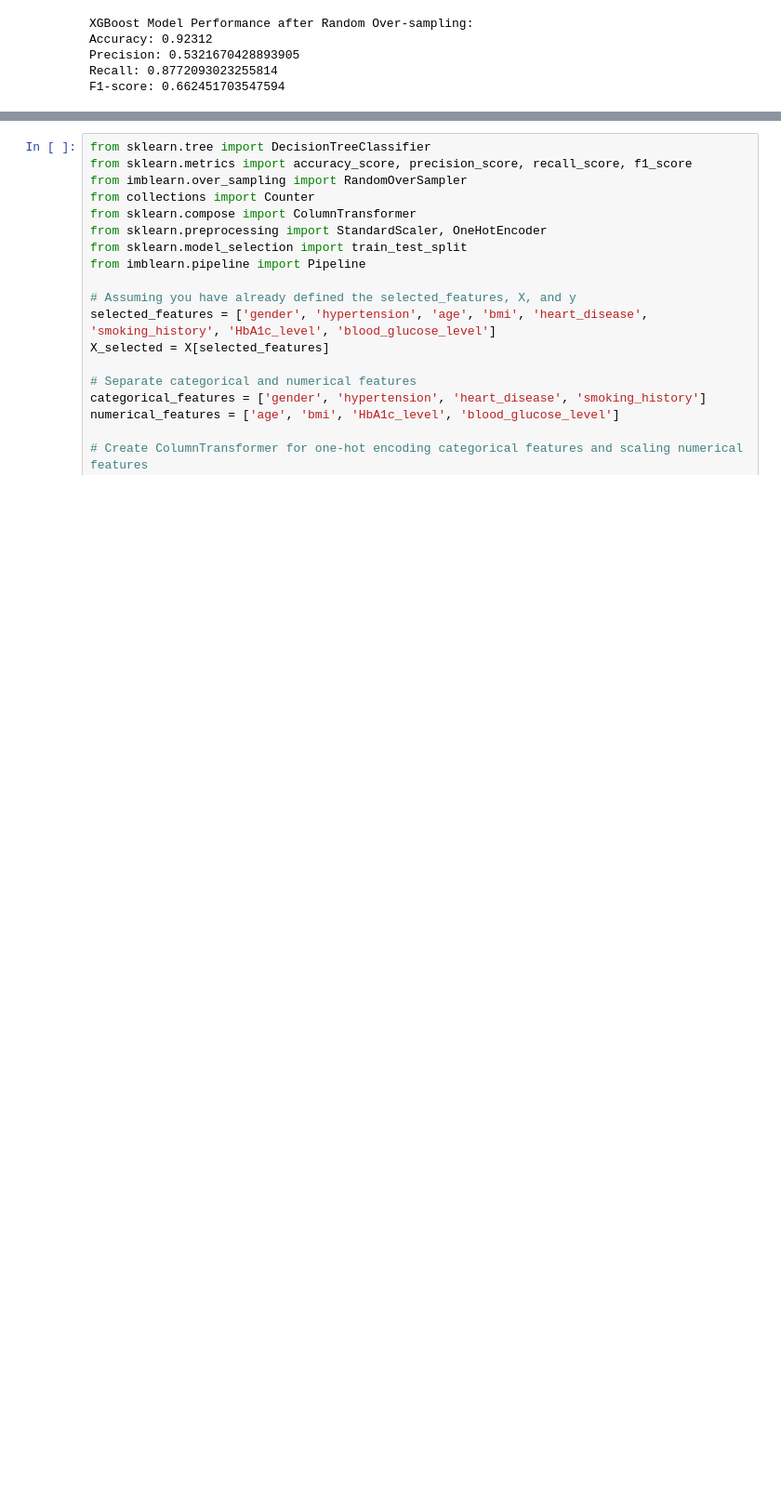
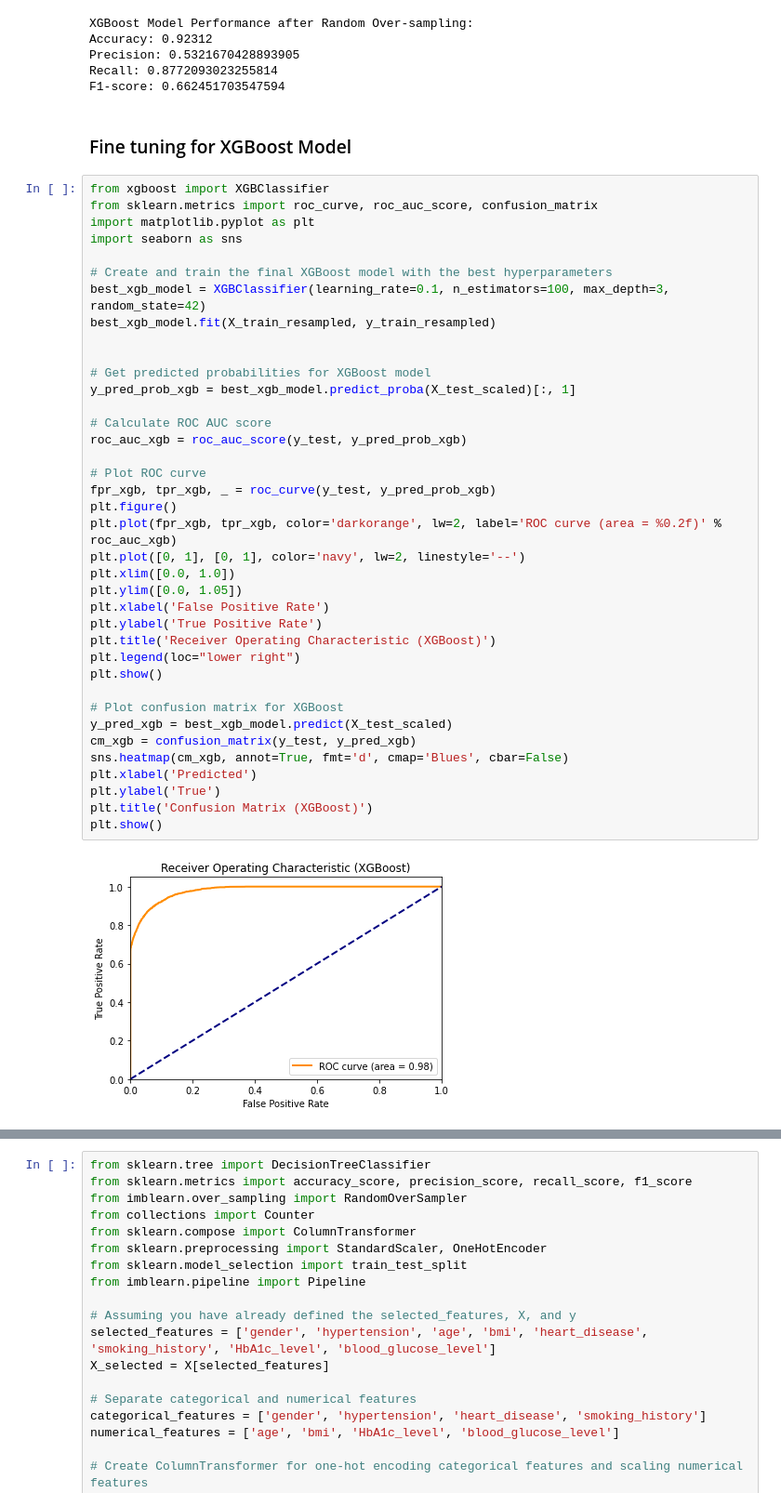
Before and after one commit to Edna722/Africantech-Hackathon, a Jupyter notebook: Diabetes Notebook 1.ipynb, the cells around one changed output, grey strips where cells are left out. Shown: that part at 93% size. Drawn from its saved outputs; the diff is of its cells as text; blank space fills up the shorter version.

```diff
--- a/Diabetes Notebook 1.ipynb
+++ b/Diabetes Notebook 1.ipynb
@@ -726,3 +726,45 @@ Accuracy: 0.92312
 Precision: 0.5321670428893905
 Recall: 0.8772093023255814
 F1-score: 0.662451703547594
+# %% [markdown]
+### Fine tuning for XGBoost Model
+# %%
+from xgboost import XGBClassifier
+from sklearn.metrics import roc_curve, roc_auc_score, confusion_matrix
+import matplotlib.pyplot as plt
+import seaborn as sns
+
+# Create and train the final XGBoost model with the best hyperparameters
+best_xgb_model = XGBClassifier(learning_rate=0.1, n_estimators=100, max_depth=3, random_state=42)
+best_xgb_model.fit(X_train_resampled, y_train_resampled)
+
+
+# Get predicted probabilities for XGBoost model
+y_pred_prob_xgb = best_xgb_model.predict_proba(X_test_scaled)[:, 1]
+
+# Calculate ROC AUC score
+roc_auc_xgb = roc_auc_score(y_test, y_pred_prob_xgb)
+
+# Plot ROC curve
+fpr_xgb, tpr_xgb, _ = roc_curve(y_test, y_pred_prob_xgb)
+plt.figure()
+plt.plot(fpr_xgb, tpr_xgb, color='darkorange', lw=2, label='ROC curve (area = %0.2f)' % roc_auc_xgb)
+plt.plot([0, 1], [0, 1], color='navy', lw=2, linestyle='--')
+plt.xlim([0.0, 1.0])
+plt.ylim([0.0, 1.05])
+plt.xlabel('False Positive Rate')
+plt.ylabel('True Positive Rate')
+plt.title('Receiver Operating Characteristic (XGBoost)')
+plt.legend(loc="lower right")
+plt.show()
+
+# Plot confusion matrix for XGBoost
+y_pred_xgb = best_xgb_model.predict(X_test_scaled)
+cm_xgb = confusion_matrix(y_test, y_pred_xgb)
+sns.heatmap(cm_xgb, annot=True, fmt='d', cmap='Blues', cbar=False)
+plt.xlabel('Predicted')
+plt.ylabel('True')
+plt.title('Confusion Matrix (XGBoost)')
+plt.show()
+# %% [output]
+[figure, added]
```
Also changed, not shown: parts of 10 cells of this notebook.
